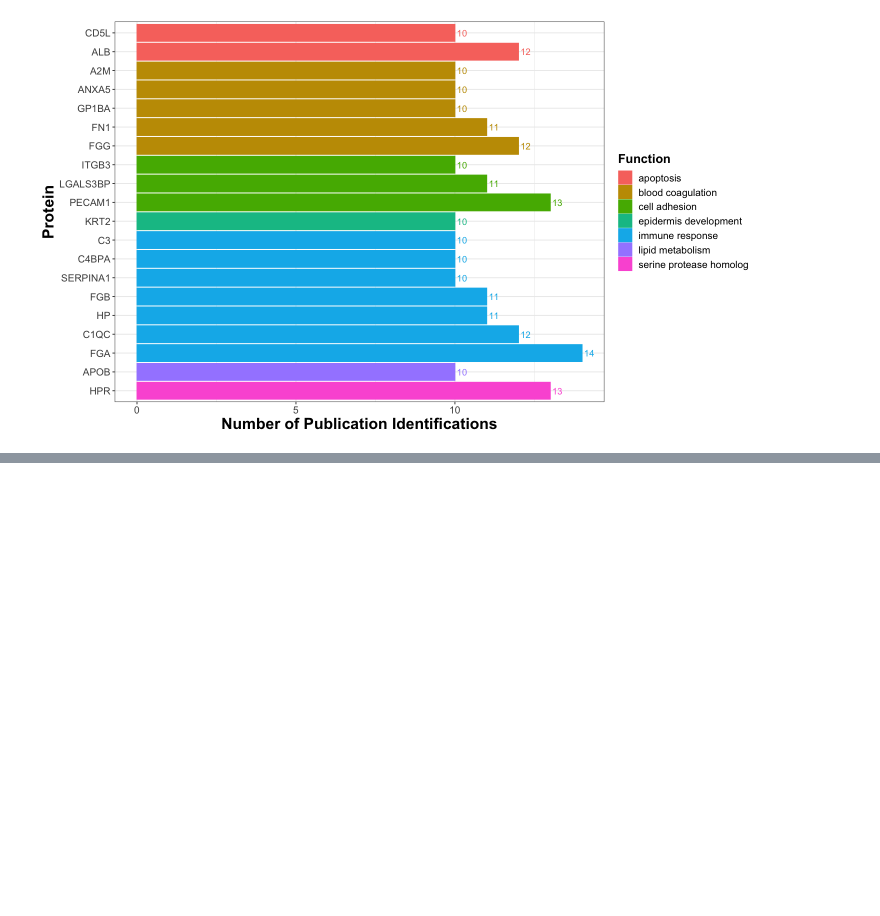
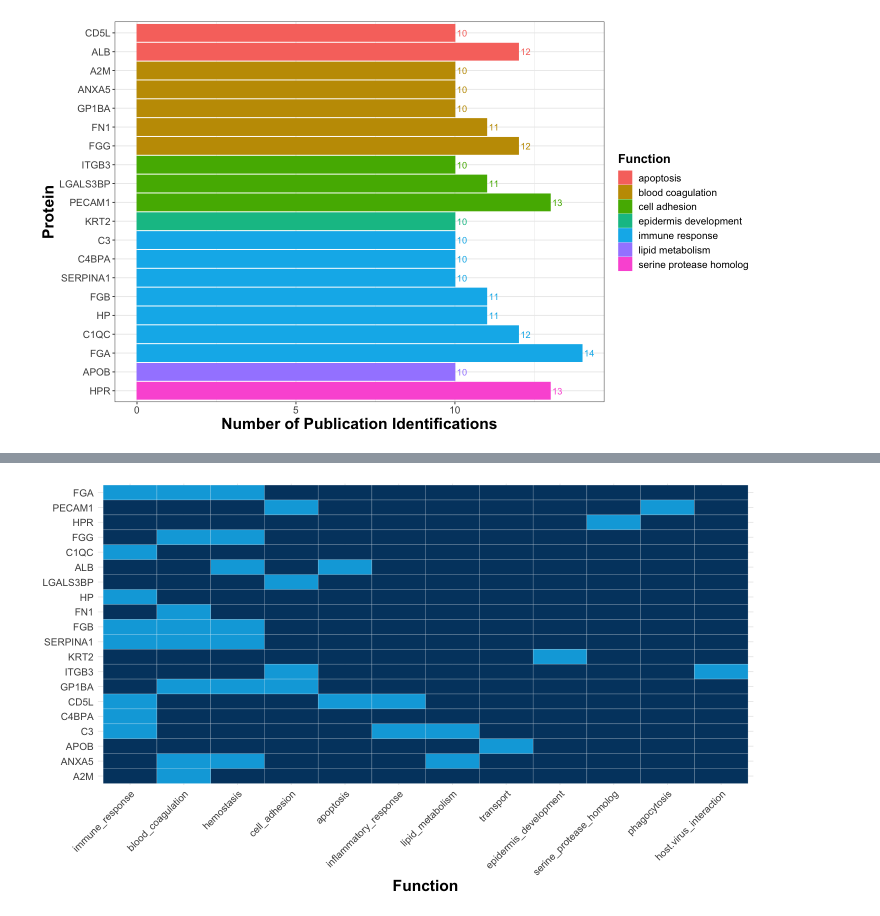
Before and after one commit to Ragerlab/Exosomes_PublicHealth, a Jupyter notebook: Exploratory Data Analysis.ipynb, the cells around one changed output, grey strips where cells are left out. Saved outputs shown, nothing was run; the diff lists cells and outputs as text; code cells hidden in the pictures; blank space fills up the shorter version.

```diff
--- a/Exploratory Data Analysis.ipynb
+++ b/Exploratory Data Analysis.ipynb
@@ -224,0 +214,11 @@ ggplot(data = mrna_count, aes(x = n, y = reorder(GENE.SYMBOL, n))) +
+# %%
+mrna_count = mrna_data %>%
+    #just for humans
+    filter(SPECIES == 'Homo sapiens') %>%
+    group_by(GENE.SYMBOL) %>%
+    count() %>%
+    arrange(-n) %>%
+    filter(n >= 10) #just plotting the most frequent mrnas (>= 10)
+mrna_count = full_join(mrna_count, protein_functions[,1:2], by = c("GENE.SYMBOL" = "Protein")) %>%
+    arrange(Function,n)
+head(mrna_count)
@@ -295,0 +289,24 @@ protein_heat_map
+# %%
+options(repr.plot.width=12, repr.plot.height=7) #changing size
+publication_levels = levels(reorder(mrna_count$GENE.SYMBOL, mrna_count$n))
+protein_heat_map = ggplot(data = melted_protein_functions, aes(x = factor(Function, levels = ordered_functions),
+                                            y = factor(Protein, levels = publication_levels),
+                                            #need to figure out how to make this binary
+                                            fill = Value)) +
+  geom_tile(color = 'white') +
+  scale_fill_gradient(low = "#00436f", high = "#00a9dd") +
+
+  theme_minimal() + #changing theme
+  theme(axis.text = element_text(size = 12), #changing size of x axis labels
+        axis.title = element_text(face = "bold", size = rel(1.7)), #changes axis titles
+        legend.position = "none", #removing legend
+        legend.text = element_text(size = 12),
+        #rotating x labels/ moving x labels slightly to the left
+        axis.text.x = element_text(angle = 45, hjust = 0.9999),
+        axis.title.y = element_blank()) + #removes y axis title
+
+  labs(x = "Function", fill = "Function")
+
+protein_heat_map
+# %% [output]
+[figure, added]
```
Also changed, not shown: parts of 14 cells of this notebook.
